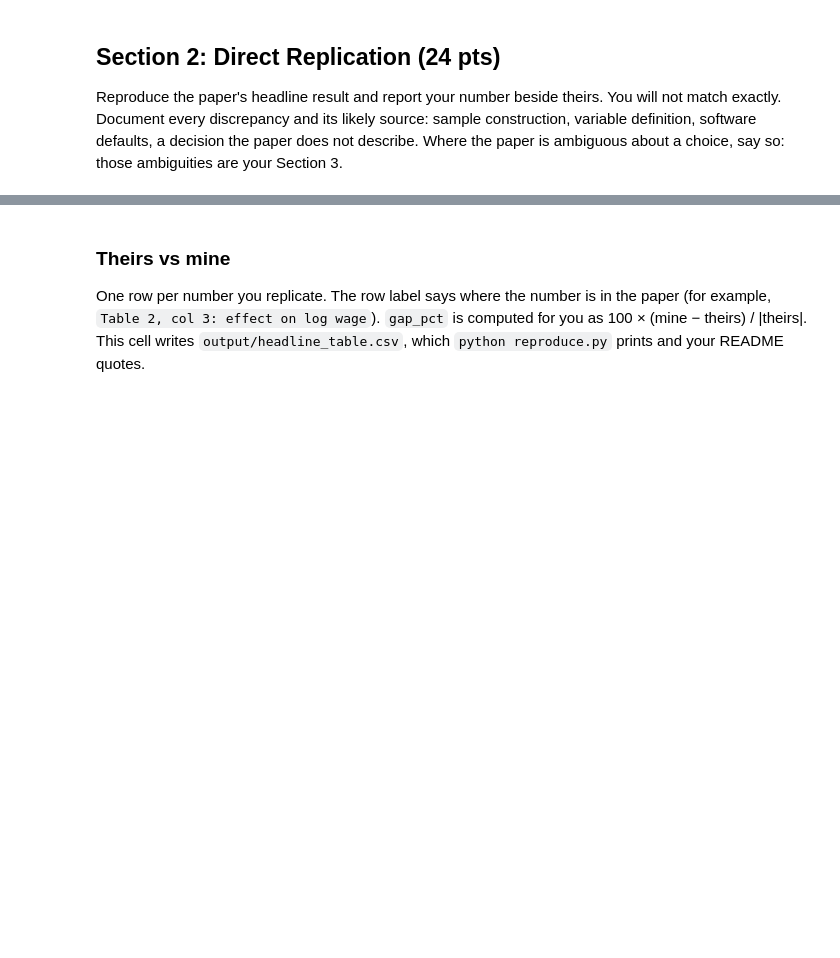
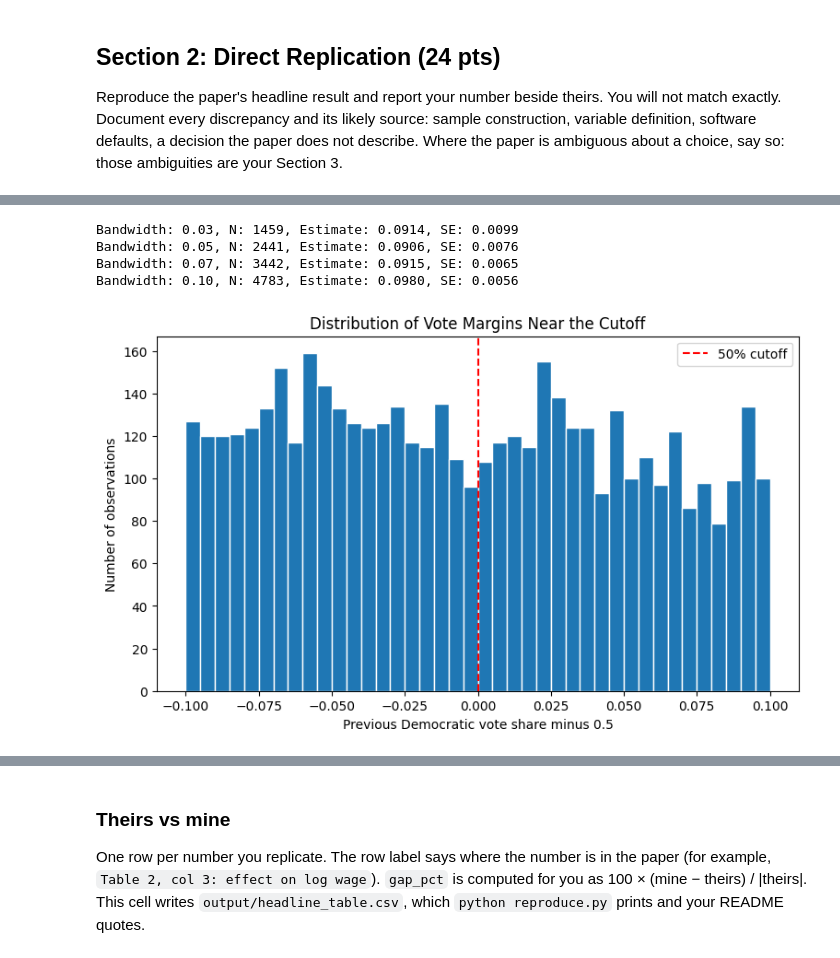
Before and after one commit to JiaCheng0427/econ5200-midterm-replication, a Jupyter notebook: notebooks/01_positioning_and_replication.ipynb, the cells around one changed output, grey strips where cells are left out. Drawn from its saved outputs; the diff is of its cells as text; code cells hidden in the pictures; blank space fills up the shorter version.

Commit message:
Complete Sections 1 and 2 replication checkpoint Copy

```diff
--- a/notebooks/01_positioning_and_replication.ipynb
+++ b/notebooks/01_positioning_and_replication.ipynb
@@ -153,10 +153,10 @@ print(df[cols].head(15).to_string(index=False))
 import pandas as pd
 
 # Load the dataset
-df = pd.read_stata("../data/lmb-data.dta")
+df = pd.read_stata("/workspaces/econ5200-midterm-replication/data/lmb-data.dta")
 
 # Check variable labels
-reader = pd.io.stata.StataReader("../data/lmb-data.dta")
+reader = pd.io.stata.StataReader("/workspaces/econ5200-midterm-replication/data/lmb-data.dta")
 labels = reader.variable_labels()
 
 variables = [
@@ -294,3 +294,24 @@ The prose goes in the report. Keep your notes and the three citations here.
 ## Section 2: Direct Replication (24 pts)
 
 Reproduce the paper's headline result and report your number beside theirs. You will not match exactly. Document every discrepancy and its likely source: sample construction, variable definition, software defaults, a decision the paper does not describe. Where the paper is ambiguous about a choice, say so: those ambiguities are your Section 3.
+# %%
+# Check observations near the 50% cutoff
+
+rd_check = df[
+    ["lagdemvoteshare", "lagdemocrat", "demvoteshare"]
+].dropna().copy()
+
+rd_check["margin"] = rd_check["lagdemvoteshare"] - 0.5
+
+near_cutoff = rd_check[
+    rd_check["margin"].abs() <= 0.05
+]
+
+print("Total usable observations:", len(rd_check))
+print("Observations within 5 percentage points:", len(near_cutoff))
+
+print("\nPrevious election winners:")
+print(near_cutoff["lagdemocrat"].value_counts())
+
+print("\nSample observations:")
+print(near_cutoff.head())
@@ -296,0 +425,52 @@ Reproduce the paper's headline result and report your number beside theirs. You
+# %%
+# Check RDD estimates with different bandwidths
+
+import statsmodels.formula.api as smf
+
+for bw in [0.03, 0.05, 0.07, 0.10]:
+    sample = rd_check[
+        rd_check["margin"].abs() <= bw
+    ].copy()
+
+    sample["interaction"] = (
+        sample["margin"] * sample["lagdemocrat"]
+    )
+
+    result = smf.ols(
+        "demvoteshare ~ lagdemocrat + margin + interaction",
+        data=sample
+    ).fit(cov_type="HC1")
+
+    print(
+        f"Bandwidth: {bw:.2f}, "
+        f"N: {len(sample)}, "
+        f"Estimate: {result.params['lagdemocrat']:.4f}, "
+        f"SE: {result.bse['lagdemocrat']:.4f}"
+    )
+# %% [output]
+Bandwidth: 0.03, N: 1459, Estimate: 0.0914, SE: 0.0099
+Bandwidth: 0.05, N: 2441, Estimate: 0.0906, SE: 0.0076
+Bandwidth: 0.07, N: 3442, Estimate: 0.0915, SE: 0.0065
+Bandwidth: 0.10, N: 4783, Estimate: 0.0980, SE: 0.0056
+# %%
+import matplotlib.pyplot as plt
+import numpy as np
+
+x = rd_check["margin"].dropna()
+
+bins = np.arange(-0.10, 0.105, 0.005)
+
+plt.figure(figsize=(9, 5))
+
+plt.hist(x, bins=bins, edgecolor="white")
+plt.axvline(0, color="red", linestyle="--",
+            label="50% cutoff")
+
+plt.xlabel("Previous Democratic vote share minus 0.5")
+plt.ylabel("Number of observations")
+plt.title("Distribution of Vote Margins Near the Cutoff")
+plt.legend()
+plt.savefig("output/vote_margin_histogram.png", dpi=300, bbox_inches="tight")
+plt.show()
+# %% [output]
+[figure, added]
```
Also changed, not shown: parts of 22 cells of this notebook.
